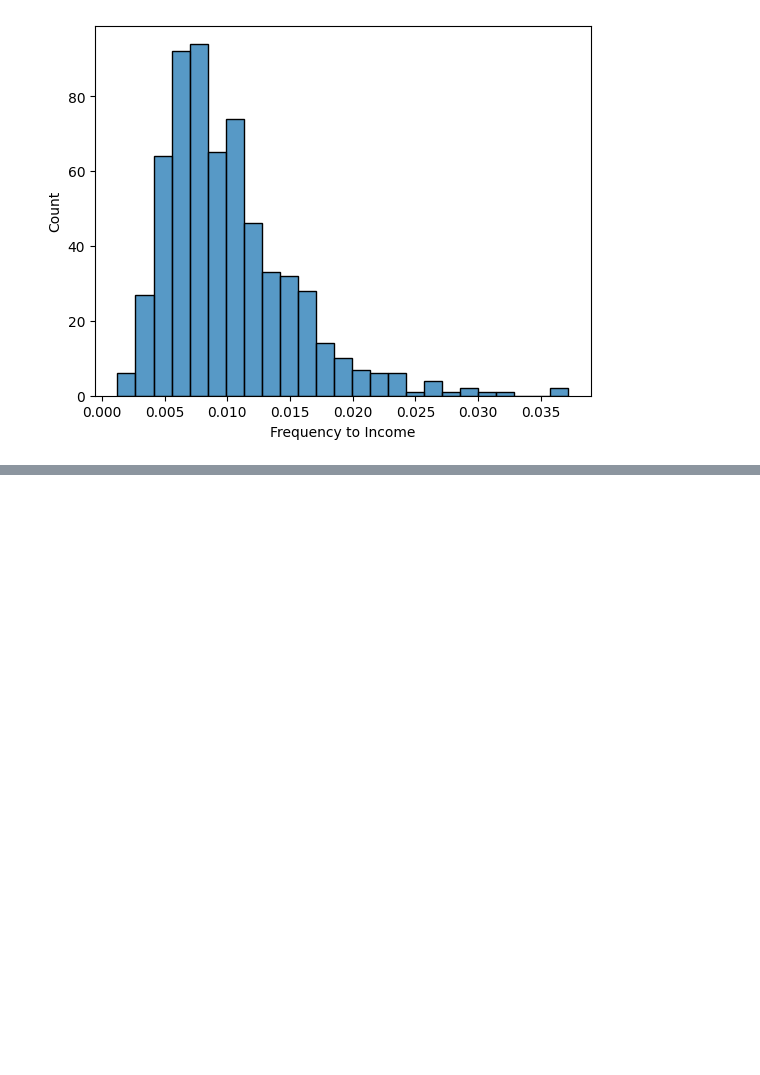
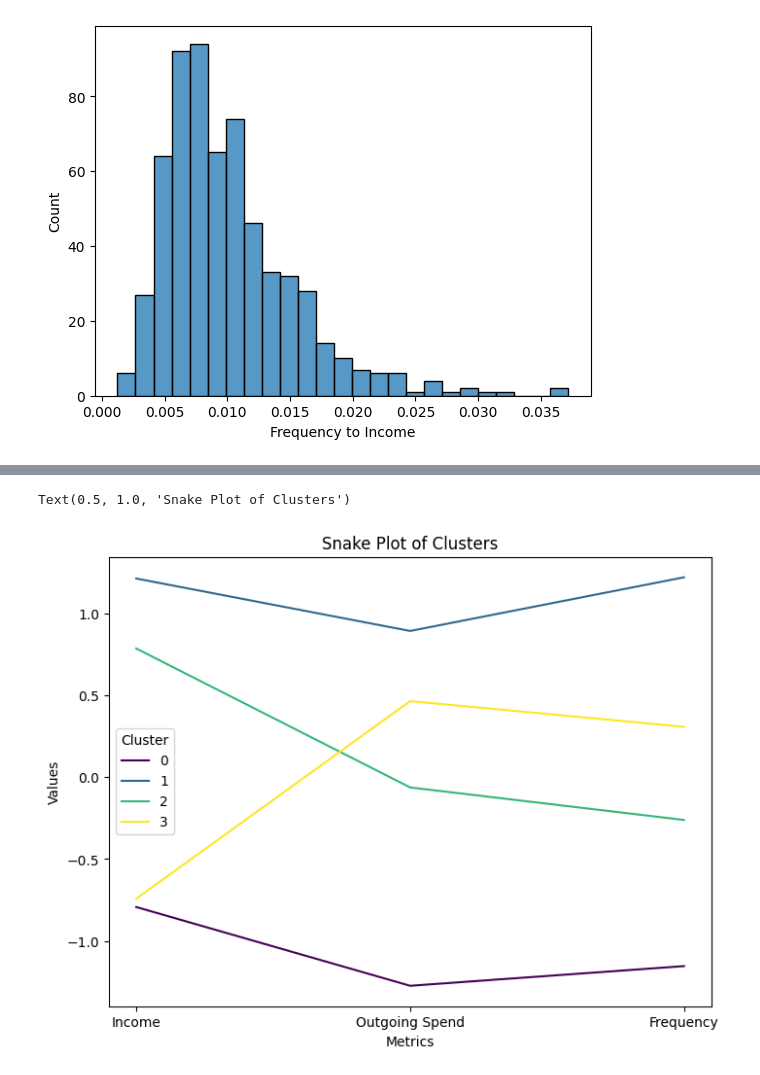
Before and after one commit to UoB-DSMP-2023-24/dsmp-2024-group-38, a Jupyter notebook: dataset2_segmentation_salary_transactions_frequency.ipynb, the cells around one changed output, grey strips where cells are left out. Cells and saved outputs as stored; diff of their text form; code cells hidden in the pictures; blank space fills up the shorter version.

```diff
--- a/dataset2_segmentation_salary_transactions_frequency.ipynb
+++ b/dataset2_segmentation_salary_transactions_frequency.ipynb
@@ -331,0 +382,29 @@ sns.histplot(salaried_people['Frequency to Income'], fill=True,bins=25)
+# %%
+# select 4 clusters
+kmeans = KMeans(n_clusters=4, init='k-means++', max_iter=300, random_state=0)
+
+# fit the model
+kmeans.fit(x_scaled)
+
+# add the cluster labels to the salaried_people dataframe
+salaried_people['Cluster'] = kmeans.labels_
+
+#snake plot to visualise the clusters
+# create a dataframe from x_scaled
+df_scaled = pd.DataFrame(x_scaled, columns=['Income', 'Outgoing Spend', 'Frequency'])
+
+# add the cluster labels to the df_scaled dataframe
+df_scaled['Cluster'] = kmeans.labels_
+
+# melt the dataframe
+df_melt = pd.melt(df_scaled, id_vars='Cluster', var_name='Metrics', value_name='Values')
+
+# create a snake plot
+plt.figure(figsize=(8,6))
+
+sns.lineplot(x='Metrics', y='Values', hue='Cluster', data=df_melt, palette='viridis',errorbar=None)
+
+plt.title('Snake Plot of Clusters')
+# %% [output]
+Text(0.5, 1.0, 'Snake Plot of Clusters')
+[figure, added]
```
Also changed, not shown: parts of 5 cells of this notebook.
